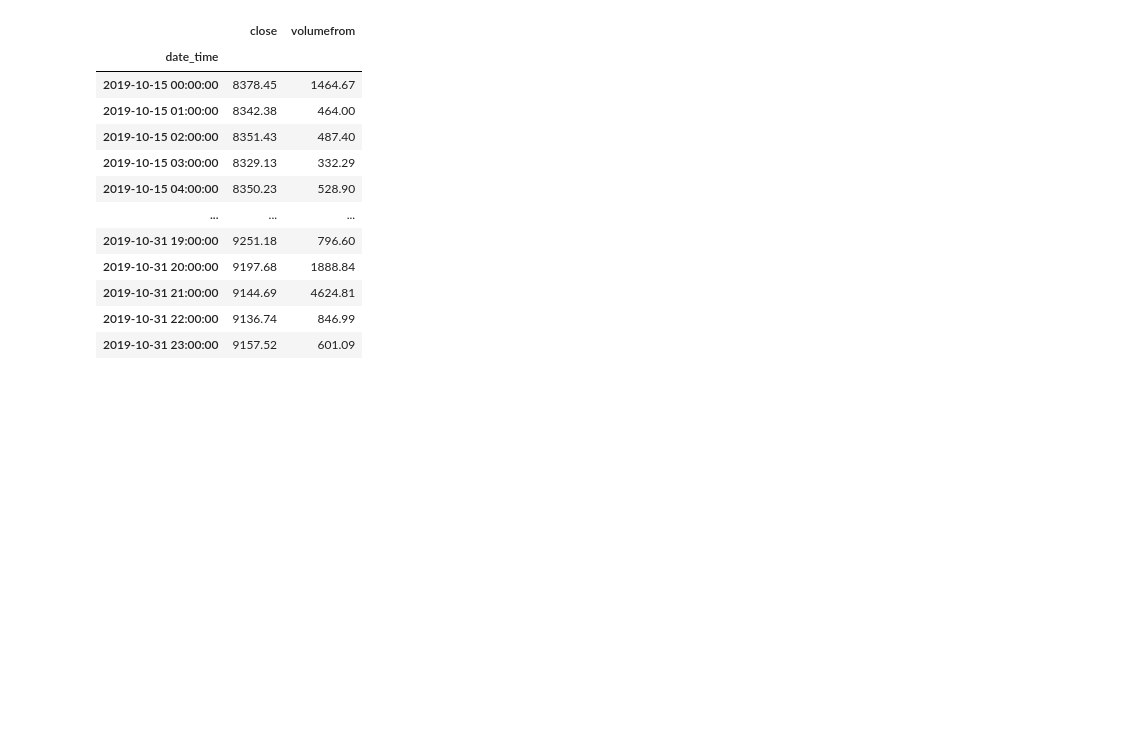
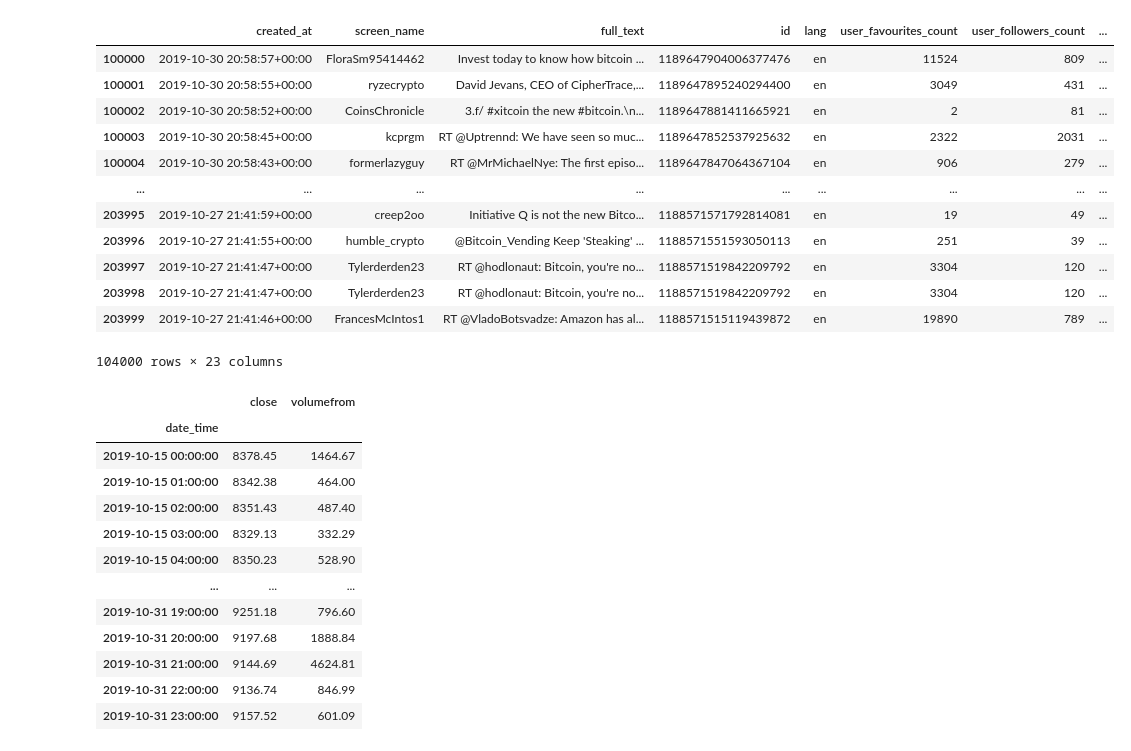
Before and after one commit to willwillis/Crypto-Sentiment-Clusters, a Jupyter notebook: notebooks/igor/price_model.ipynb, the cells around one changed output. Saved outputs shown, nothing was run; the diff lists cells and outputs as text; code cells hidden in the pictures; blank space fills up the shorter version.

```diff
--- a/notebooks/igor/price_model.ipynb
+++ b/notebooks/igor/price_model.ipynb
@@ -22,3 +22,20 @@ unpickled_df
 # %%
 #unpickled_df2 = pd.read_pickle("../../data/clean/twitter_sentiment2.pkl")
 #unpickled_df2
+# %%
+unpickled_df2 = pd.read_pickle("../../data/clean/twitter_sentiment_full_2.pkl")
+unpickled_df2
+# %% [output]
+|  | created_at | screen_name | full_text | id | lang | user_favourites_count | user_followers_count | ... |
+| 100000 | 2019-10-30 20:58:57+00:00 | FloraSm95414462 | Invest today to know how bitcoin ... | 1189647904006377476 | en | 11524 | 809 | ... |
+| 100001 | 2019-10-30 20:58:55+00:00 | ryzecrypto | David Jevans, CEO of CipherTrace,... | 1189647895240294400 | en | 3049 | 431 | ... |
+| 100002 | 2019-10-30 20:58:52+00:00 | CoinsChronicle | 3.f/ #xitcoin the new #bitcoin.\n... | 1189647881411665921 | en | 2 | 81 | ... |
+| 100003 | 2019-10-30 20:58:45+00:00 | kcprgm | RT @Uptrennd: We have seen so muc... | 1189647852537925632 | en | 2322 | 2031 | ... |
+| 100004 | 2019-10-30 20:58:43+00:00 | formerlazyguy | RT @MrMichaelNye: The first episo... | 1189647847064367104 | en | 906 | 279 | ... |
+| ... | ... | ... | ... | ... | ... | ... | ... | ... |
+| 203995 | 2019-10-27 21:41:59+00:00 | creep2oo | Initiative Q is not the new Bitco... | 1188571571792814081 | en | 19 | 49 | ... |
+| 203996 | 2019-10-27 21:41:55+00:00 | humble_crypto | @Bitcoin_Vending Keep 'Steaking' ... | 1188571551593050113 | en | 251 | 39 | ... |
+| 203997 | 2019-10-27 21:41:47+00:00 | Tylerderden23 | RT @hodlonaut: Bitcoin, you're no... | 1188571519842209792 | en | 3304 | 120 | ... |
+| 203998 | 2019-10-27 21:41:47+00:00 | Tylerderden23 | RT @hodlonaut: Bitcoin, you're no... | 1188571519842209792 | en | 3304 | 120 | ... |
+| 203999 | 2019-10-27 21:41:46+00:00 | FrancesMcIntos1 | RT @VladoBotsvadze: Amazon has al... | 1188571515119439872 | en | 19890 | 789 | ... |
+104000 rows × 23 columns
```
Also changed, not shown: parts of 8 cells of this notebook.
